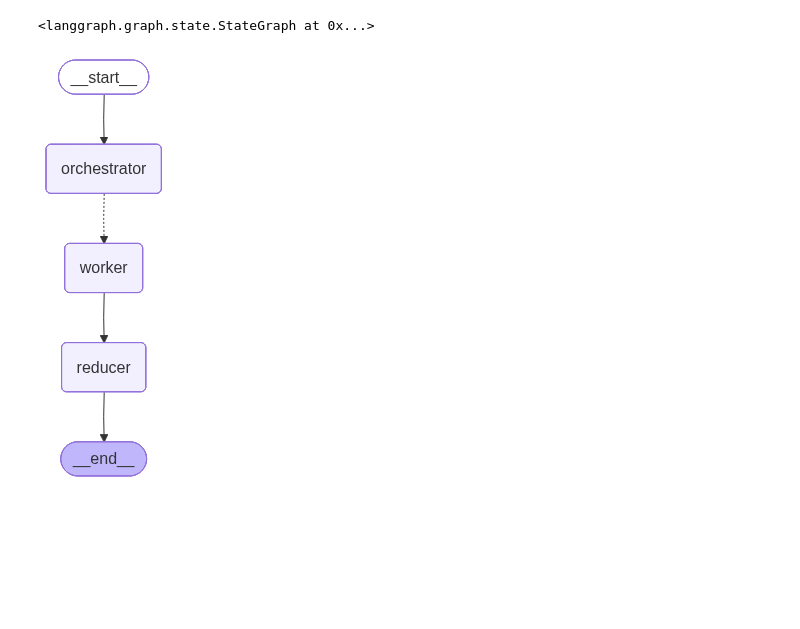
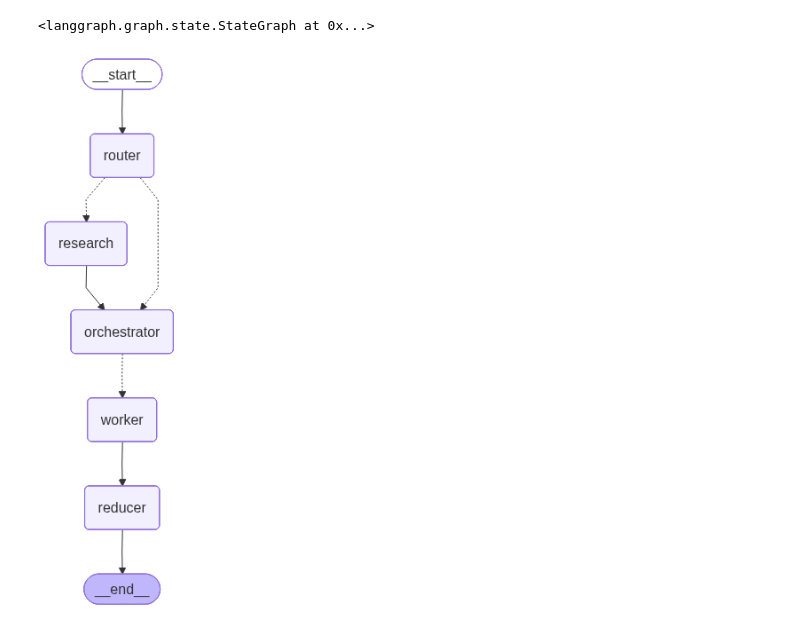
Before and after one commit to i0Ta07/blog_agent, a Jupyter notebook: main.ipynb, the cells around one changed output. Cells and saved outputs as stored; diff of their text form; code cells hidden in the pictures; blank space fills up the shorter version.

Commit message:
Add Research

```diff
--- a/main.ipynb
+++ b/main.ipynb
@@ -96,33 +251,56 @@ def fanout(state: State) -> List:
 # %%
 def worker(payload:dict)-> dict:
 
-    task: Task = payload['task']
+    task= Task(**payload['task'])
+    plan = Plan(**payload['plan'])
+    evidences = [EvidenceItem(**e) for e in payload.get("evidences",[])]
+
     topic = payload['topic']
-    plan: Plan = payload['plan']
+    mode = payload.get("mode","closed_book")
+
+    bullets = ""
+    for bullet in task.bullets:
+        bullets += f"\n-{bullet}"
+
+    evidence_text  = ""
+    for e in evidences[:20]:
+        if e.content:
+            evidence_text += f"\n\n{e.title} | {e.url} \n {e.content}".strip()
 
     section_md = model.invoke(
         [
             SystemMessage(content =  WORKER_PROMPT),
             HumanMessage(
                 content = (
+
+                    f"Blog Title: {plan.blog_title}\n"
                     f"Topic: {topic}\n\n"
-                    f"Blog: {plan.blog_title}\n"
-                    f"Section:{task.title}\n"
+                    f"Section Title:{task.title}\n"
                     f"Goal: {task.goal}\n"
+                    f"Constraints: {plan.constraints}"
                     f"Type of Audience: {plan.audience}\n"
                     f"Tone of writing: {plan.tone}\n"
+                    f"Mode: {mode}"
                     f"Target Words: {task.target_words}\n"
-                    f"Bullet Points: {task.bullets}\n"
+                    f"Tags: {task.tags}\n"
+                    f"Citation Required: {task.requires_citation}"
+                    f"Requires Research: {task.requires_research}"
+                    f"Requires Code:{task.requires_code}"
+                    f"Bullets: {bullets}\n"
+                    f"Evidence (ONLY Use the URLs when citating):\n{evidence_text}\n"
                 )
             )
         ]
     ).content.strip()
 
-    return {"sections":[section_md]}
+    return {"sections":[(task.id,section_md)]}
 # %%
 def reducer(state: State) -> dict:
     title = state["plan"].blog_title
-    body = "\n\n".join(state["sections"]).strip()
+    body = ""
+    for _,section in sorted(state["sections"],key=lambda x:x[0]):
+        body += f"\n\n{section}"
+
 
     final_md = f"# {title}\n\n{body}\n"
 
@@ -138,19 +316,23 @@ def reducer(state: State) -> dict:
     return {"final": final_md}
 # %%
 builder = StateGraph(State)
+builder.add_node("router",router)
+builder.add_node("research",research)
 builder.add_node("orchestrator",action = orchestrator) # Name, fucntion or runnable this node will run
 builder.add_node("worker",worker)
 builder.add_node("reducer",reducer)
 # %% [output]
 <langgraph.graph.state.StateGraph at 0x...>
 # %%
-builder.add_edge(START,"orchestrator")
+builder.add_edge(START,"router")
+builder.add_conditional_edges("router",route_next,path_map={"research":"research","orchestrator":"orchestrator"})
+builder.add_edge("research","orchestrator")
 builder.add_conditional_edges("orchestrator",fanout,["worker"]) # orchestrator -> fanout -> List of worker nodes
 builder.add_edge("worker","reducer")
 builder.add_edge("reducer",END)
 
 graph = builder.compile()
 graph
 # %% [output]
-[figure, old version]
+[figure, new version]
 # %%
```
Also changed, not shown: parts of 17 cells of this notebook, 4 other files.
